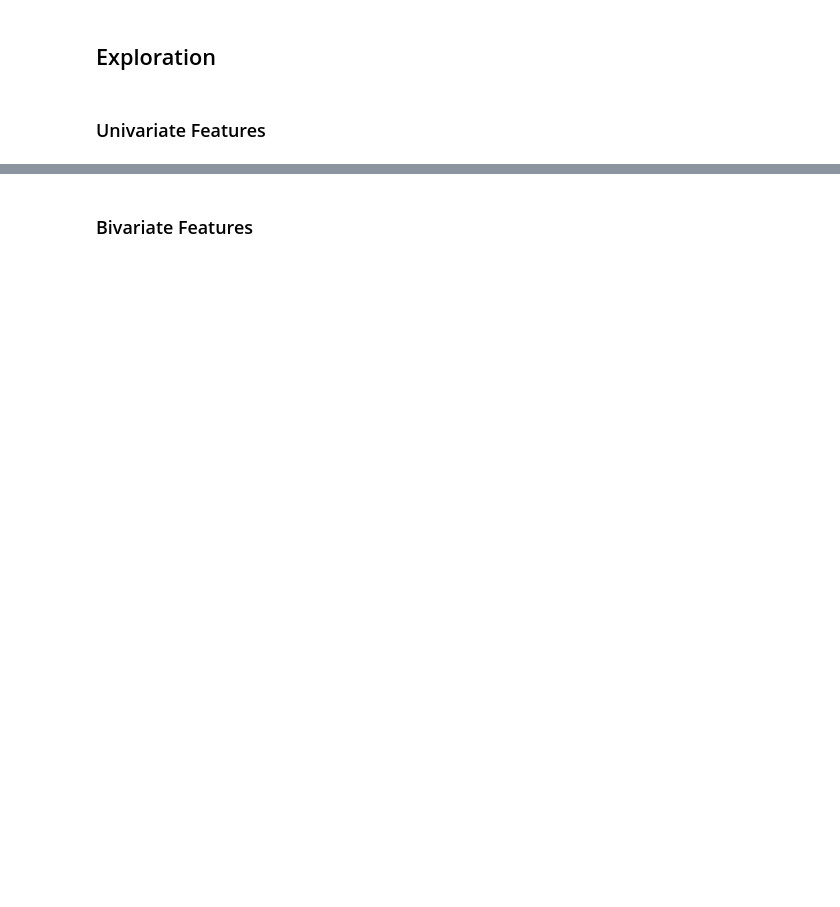
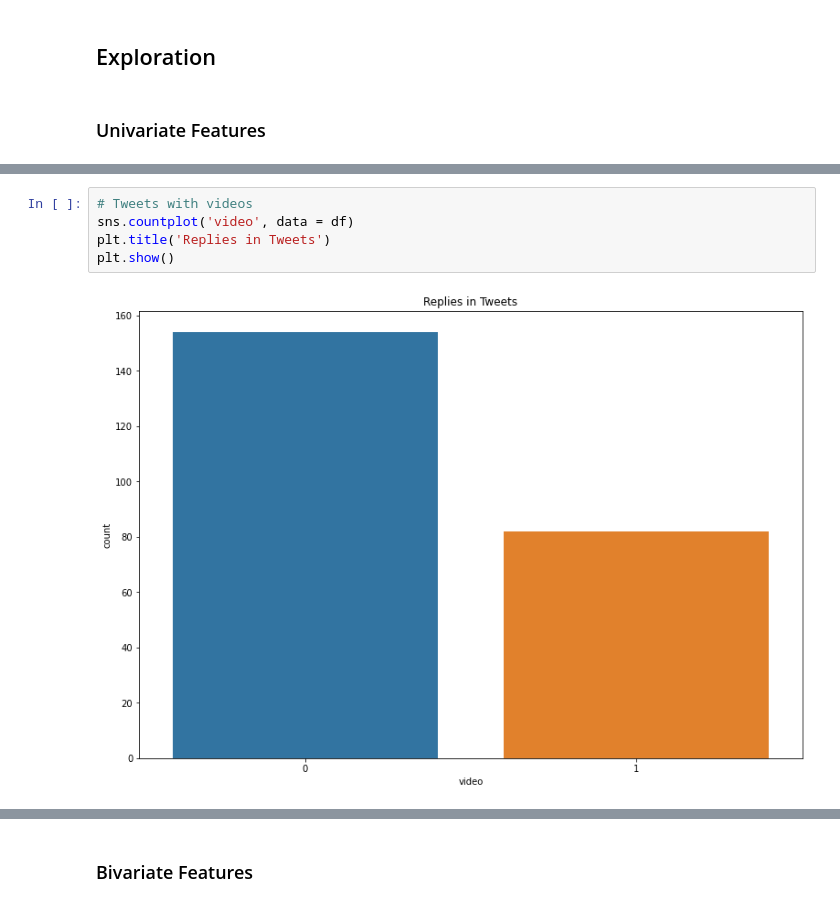
Before and after one commit to stephenkipkurui/Kenya-Elections-Tweets-Sentiments, a Jupyter notebook: scrapper.ipynb, the cells around one changed output, grey strips where cells are left out. Cells and saved outputs as stored; diff of their text form; blank space fills up the shorter version.

```diff
--- a/scrapper.ipynb
+++ b/scrapper.ipynb
@@ -161,0 +226,7 @@ df.head()
+# %%
+# Tweets with videos
+sns.countplot('video', data = df)
+plt.title('Replies in Tweets')
+plt.show()
+# %% [output]
+[figure, added]
```
Also changed, not shown: parts of 31 cells of this notebook.
